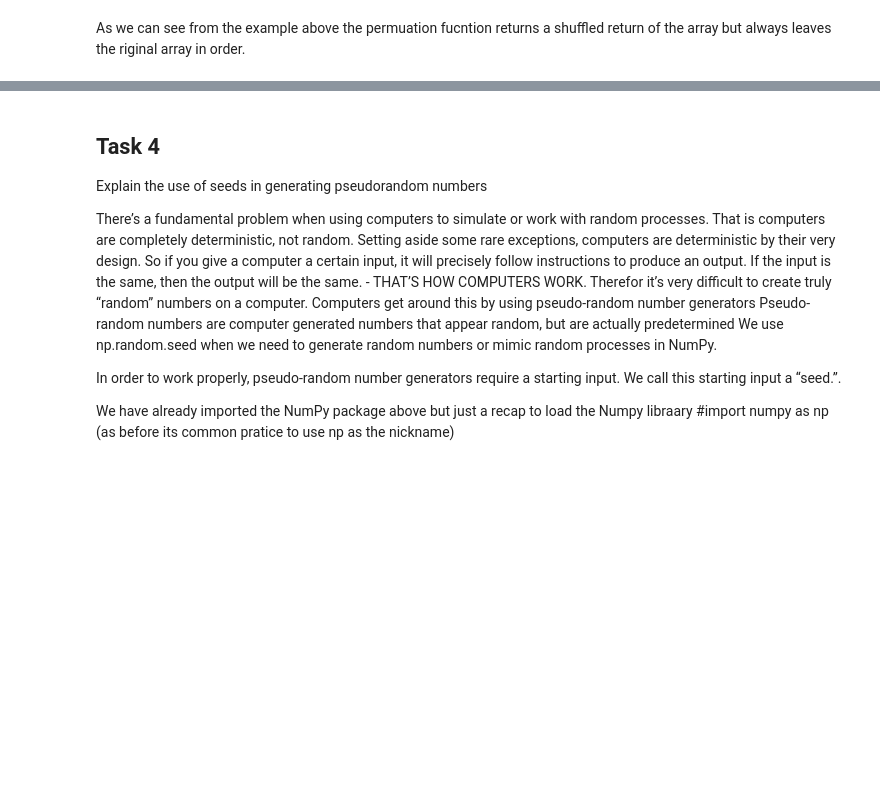
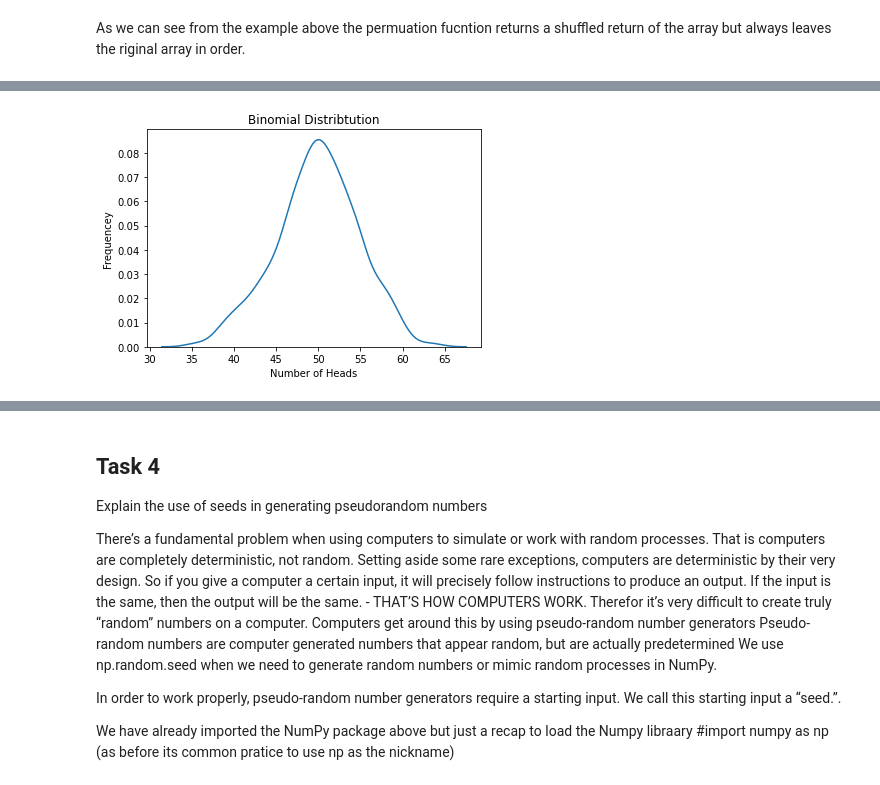
Before and after one commit to brendantipp/sem2_prog_data_analysis_assignment, a Jupyter notebook: explaining.numpy.random.ipynb, the cells around one changed output, grey strips where cells are left out. Drawn from its saved outputs; the diff is of its cells as text; code cells hidden in the pictures; blank space fills up the shorter version.

```diff
--- a/explaining.numpy.random.ipynb
+++ b/explaining.numpy.random.ipynb
@@ -212,0 +274,20 @@ Gamma
+# %%
+#use the binomial function from numpy.random defined as rng above
+x = rng.binomial(n=100, p=0.5, size = 1000)
+# can set seed to get th same random number
+#np.random.seed(27)
+#print for testing
+#print(x)
+# %%
+#create displot
+sns.distplot(x, hist=False)
+#add title
+plt.title ("Binomial Distribtution")
+#add xlabel
+plt.xlabel ("Number of Heads")
+#add ylabel
+plt.ylabel ("Frequency")
+#show graph
+plt.show()
+# %% [output]
+[figure, added]
```
Also changed, not shown: parts of 26 cells of this notebook.
